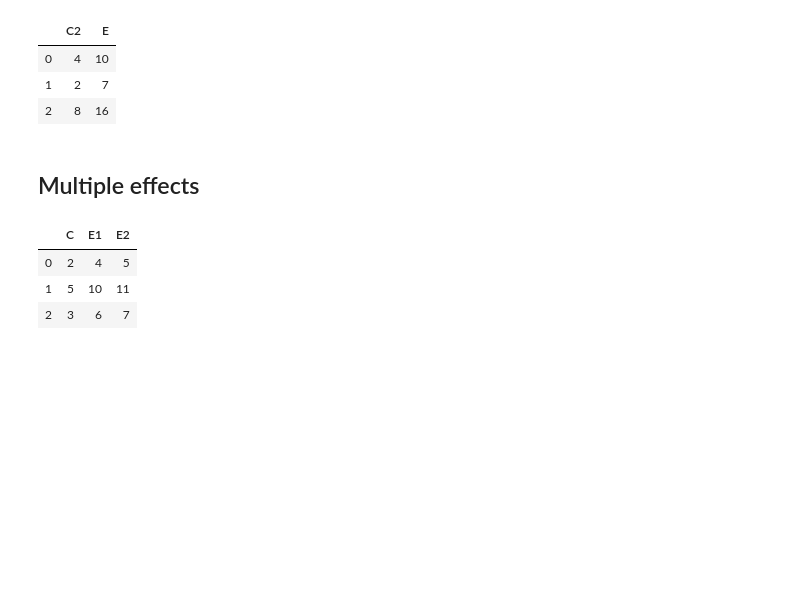
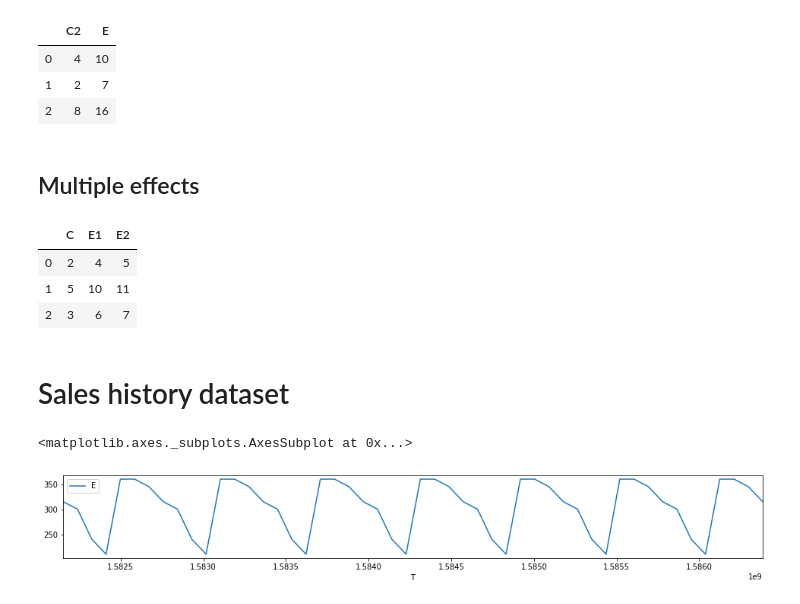
Before and after one commit to AdrienFelipe/Causal-discovery-Unit-testing, a Jupyter notebook: Untitled.ipynb, the cells around one changed output. Cells and saved outputs as stored; diff of their text form; code cells hidden in the pictures; blank space fills up the shorter version.

```diff
--- a/Untitled.ipynb
+++ b/Untitled.ipynb
@@ -224,3 +228,20 @@ display(dataset.generate().astype(int))
 | 0 | 2 | 4 | 5 |
 | 1 | 5 | 10 | 11 |
 | 2 | 3 | 6 | 7 |
+# %% [markdown]
+# Sales history dataset
+# %%
+def effect1(history: History) -> float:
+    day = history.get_datetime().weekday()
+    ratios = [20, 20, 15, 5, 0, -20, -30]
+    return history.get_cause(1) * (1 + ratios[day] / 100)
+# %%
+Generator() \
+    .set_time('2020-02-20', step='1d') \
+    .add_cause_continuous(300, 300, shadow=True) \
+    .add_effect(effect1) \
+    .generate(50) \
+    .plot(x='T', y='E', figsize=(16.5,2))
+# %% [output]
+<matplotlib.axes._subplots.AxesSubplot at 0x...>
+[figure, added]
```
Also changed, not shown: parts of 16 cells of this notebook, 3 other files.
